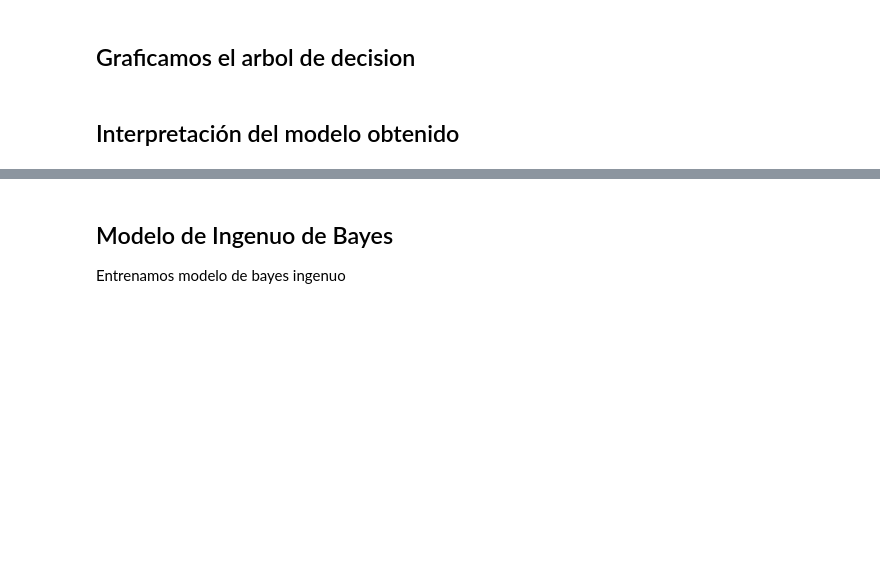
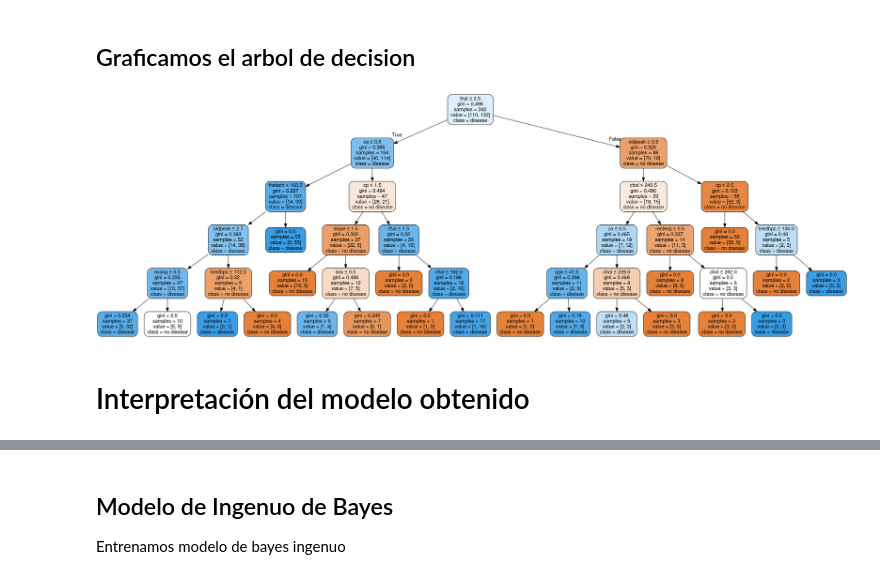
Before and after one commit to emyesme/HeartDiseaseDT-NB-NN, a Jupyter notebook: IA.ipynb, the cells around one changed output, grey strips where cells are left out. Cells and saved outputs as stored; diff of their text form; code cells hidden in the pictures; blank space fills up the shorter version.

```diff
--- a/IA.ipynb
+++ b/IA.ipynb
@@ -313,5 +313,18 @@ Text(0.5, 1.0, 'Matriz de Confusión')
 [figure]
 # %% [markdown]
 ## Graficamos el arbol de decision
+# %%
+dot_data = StringIO()
+export_graphviz(model1,
+                out_file=dot_data,
+                filled=True,
+                rounded=True,
+                feature_names = list(dataset.columns[:13]),
+                class_names = ['no disease','disease'],
+                special_characters=True)
+graph = pydotplus.graph_from_dot_data(dot_data.getvalue())
+Image(graph.create_png())
+# %% [output]
+[figure, added]
 # %% [markdown]
-## Interpretación del modelo obtenido
+# Interpretación del modelo obtenido
```
Also changed, not shown: parts of 3 cells of this notebook.
